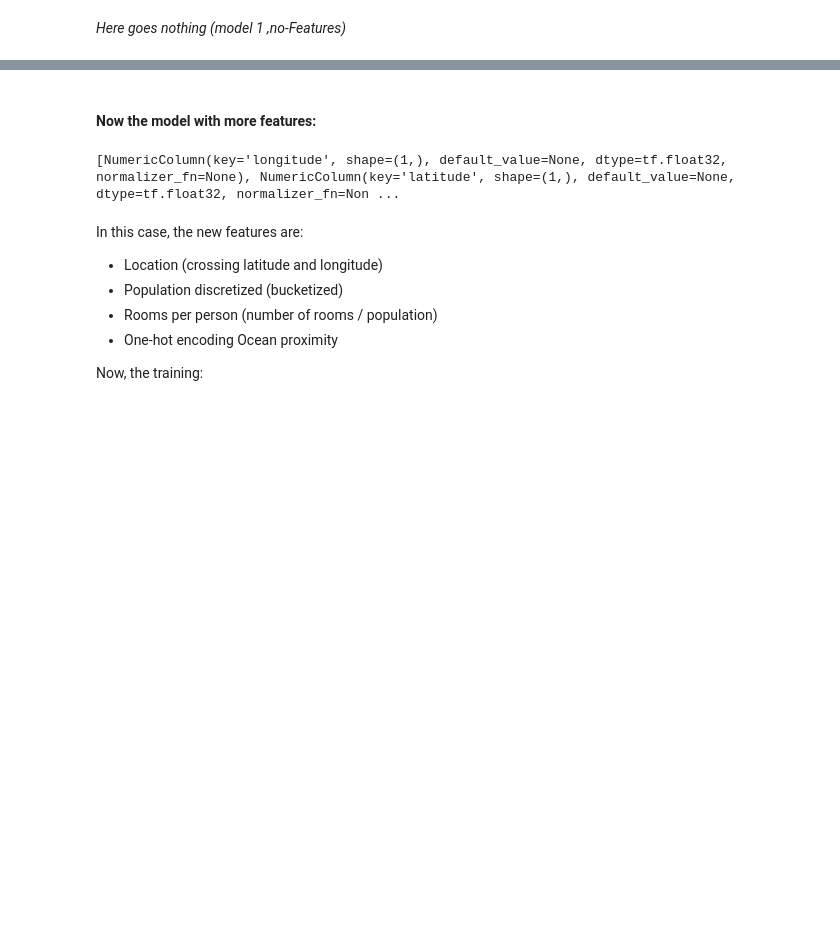
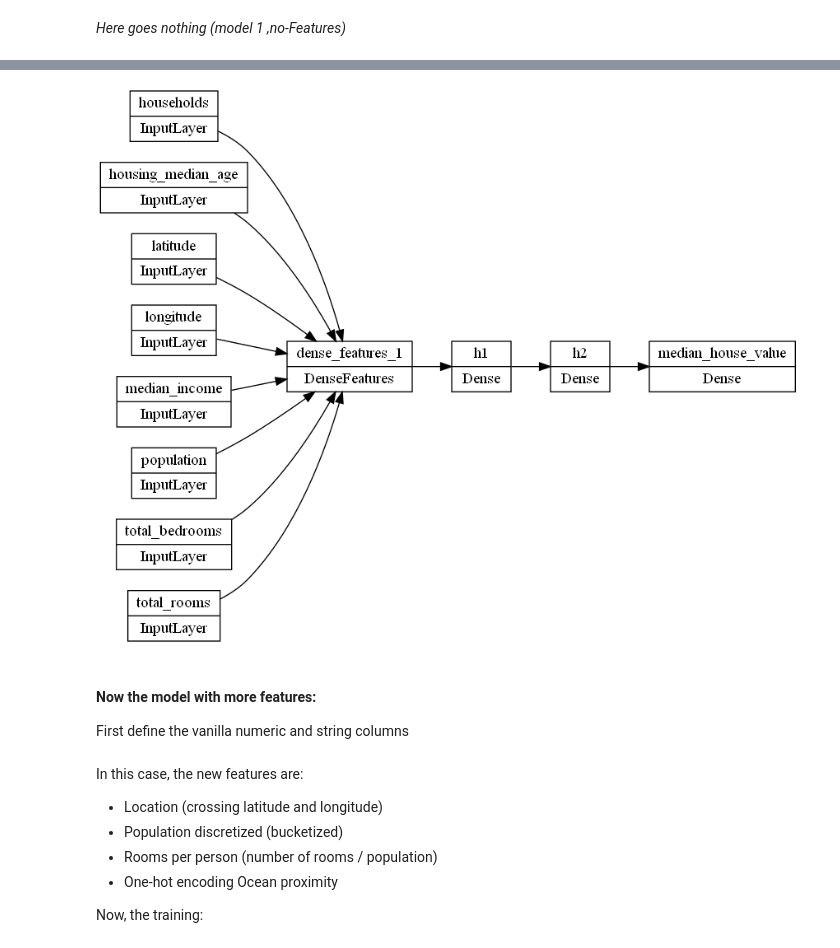
Before and after one commit to loaspra/feature-eng-tf, a Jupyter notebook: house_pricing.ipynb, the cells around one changed output, grey strips where cells are left out. Drawn from its saved outputs; the diff is of its cells as text; code cells hidden in the pictures; blank space fills up the shorter version.

Commit message:
BASELINE finall

```diff
--- a/house_pricing.ipynb
+++ b/house_pricing.ipynb
@@ -28,6 +28,3 @@ import numpy as np
 
 df = pd.read_csv("data/housing_pre-proc_toy.csv")
 df.head()
-
-# now add the roomsxpop feature:
-df['roomsxpop'] = df['total_rooms']/df['population']
@@ -180,25 +184,16 @@ print("Input dim: {}".format(str(nn)))
 
 print(inputs.values())
 dnn_inputs = layers.DenseFeatures(feature_cols.values())(inputs)
-h1 = layers.Dense(32, activation = 'relu')(dnn_inputs)
-h2 = layers.Dense(16, activation = 'relu')(h1)
+h1 = layers.Dense(32, activation = 'relu', name = 'h1')(dnn_inputs)
+h2 = layers.Dense(16, activation = 'relu', name = 'h2')(h1)
 output = layers.Dense(1, activation = 'linear', name = 'median_house_value')(h2)
 
 
 base_model = tf.keras.models.Model(inputs, output)
 
-# basel_model = tf.keras.Sequential([
-#     features_tensor,
-#     tf.keras.layers.Dense(nn, input_dim = nn, activation = 'relu'),
-#     tf.keras.layers.Dense(16, activation = 'relu'),
-#     tf.keras.layers.Dense(1, activation = 'linear', name = 'median_house_value')
-# ])
-
 base_model.compile(optimizer = 'adam',
                     loss = 'mse',
                     metrics = ['mse'])
-
-# tf.keras.utils.plot_model(base_model, 'base_model.png', show_shapes=False, rankdir='LR')
 
 ## this model has no categorical features handling, so only the numeric
 # features are being used
@@ -228,3 +223,9 @@ Epoch 20/20
+# %%
+# show the model
+tf.keras.utils.plot_model(base_model, 'base_model.png', show_shapes=False, rankdir='LR')
+# %% [output]
+[figure, added]
 # %% [markdown]
 #### Now the model with more features:
+First define the vanilla numeric and string columns
 # %%
@@ -252,12 +267,6 @@ vocab = df[col_string].unique()
 
 one_hot_OP = fc.categorical_column_with_vocabulary_list(col_string, vocab)
 one_hot_Feature = fc.indicator_column(one_hot_OP)
-
-features.append(one_hot_Feature)
-
-print(features)
-# %% [output]
-[NumericColumn(key='longitude', shape=(1,), default_value=None, dtype=tf.float32, normalizer_fn=None), NumericColumn(key='latitude', shape=(1,), default_value=None, dtype=tf.float32, normalizer_fn=Non ...
 # %% [markdown]
 In this case, the new features are:
 + Location (crossing latitude and longitude)
```
Also changed, not shown: parts of 4 cells of this notebook, 3 other files.
